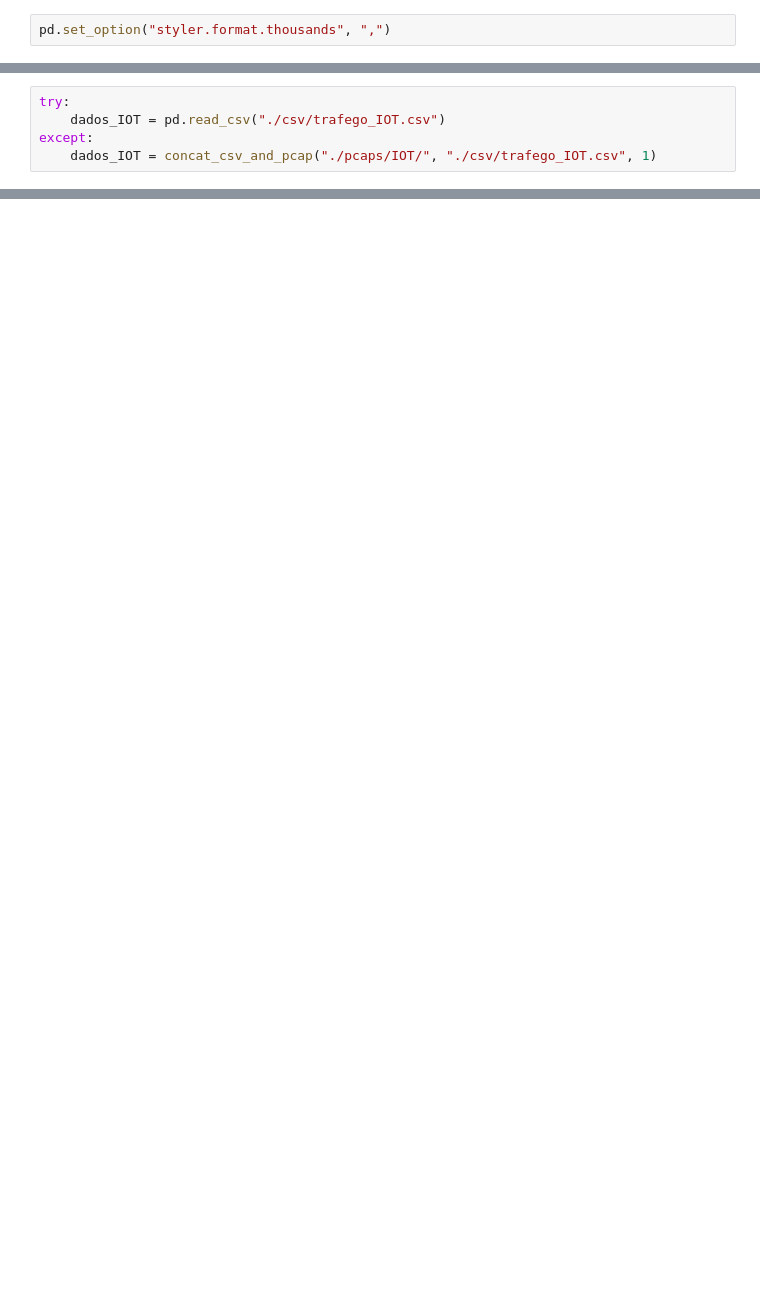
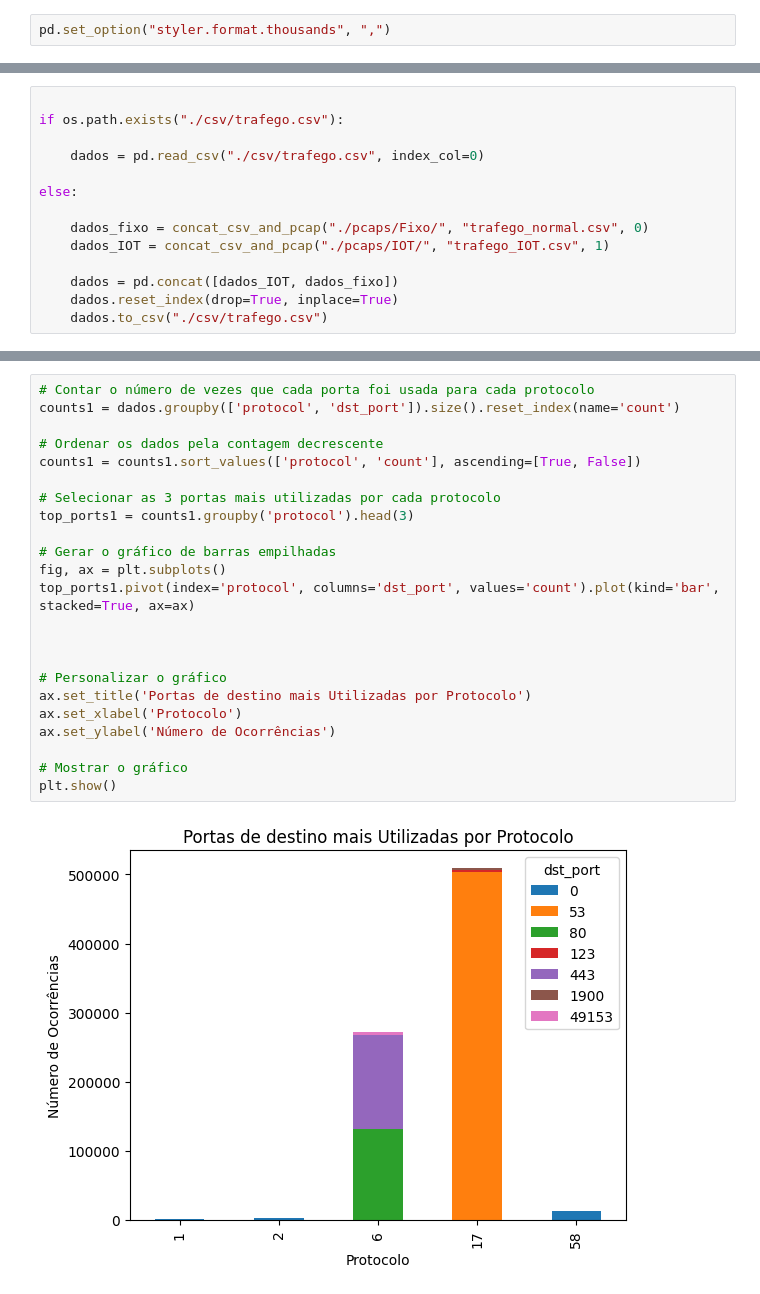
Before and after one commit to mayconbaptista/IC-RedesDomesticas, a Jupyter notebook: task5F.ipynb, the cells around one changed output, grey strips where cells are left out. Drawn from its saved outputs; the diff is of its cells as text; blank space fills up the shorter version.

```diff
--- a/task5F.ipynb
+++ b/task5F.ipynb
@@ -52,5 +62,0 @@ def concat_csv_and_pcap(mypath: str, fileName:str, label:int) -> DataFrame:
-# %%
-try:
-    dados_IOT = pd.read_csv("./csv/trafego_IOT.csv")
-except:
-    dados_IOT = concat_csv_and_pcap("./pcaps/IOT/", "./csv/trafego_IOT.csv", 1)
@@ -288,0 +89,14 @@ Series([], dtype: int64)
+# %%
+
+if os.path.exists("./csv/trafego.csv"):
+
+    dados = pd.read_csv("./csv/trafego.csv", index_col=0)
+
+else:
+
+    dados_fixo = concat_csv_and_pcap("./pcaps/Fixo/", "trafego_normal.csv", 0)
+    dados_IOT = concat_csv_and_pcap("./pcaps/IOT/", "trafego_IOT.csv", 1)
+
+    dados = pd.concat([dados_IOT, dados_fixo])
+    dados.reset_index(drop=True, inplace=True)
+    dados.to_csv("./csv/trafego.csv")
@@ -288,0 +147,25 @@ Series([], dtype: int64)
+# %%
+# Contar o número de vezes que cada porta foi usada para cada protocolo
+counts1 = dados.groupby(['protocol', 'dst_port']).size().reset_index(name='count')
+
+# Ordenar os dados pela contagem decrescente
+counts1 = counts1.sort_values(['protocol', 'count'], ascending=[True, False])
+
+# Selecionar as 3 portas mais utilizadas por cada protocolo
+top_ports1 = counts1.groupby('protocol').head(3)
+
+# Gerar o gráfico de barras empilhadas
+fig, ax = plt.subplots()
+top_ports1.pivot(index='protocol', columns='dst_port', values='count').plot(kind='bar', stacked=True, ax=ax)
+
+
+
+# Personalizar o gráfico
+ax.set_title('Portas de destino mais Utilizadas por Protocolo')
+ax.set_xlabel('Protocolo')
+ax.set_ylabel('Número de Ocorrências')
+
+# Mostrar o gráfico
+plt.show()
+# %% [output]
+[figure, added]
```
Also changed, not shown: parts of 69 cells of this notebook, 12 other files.
